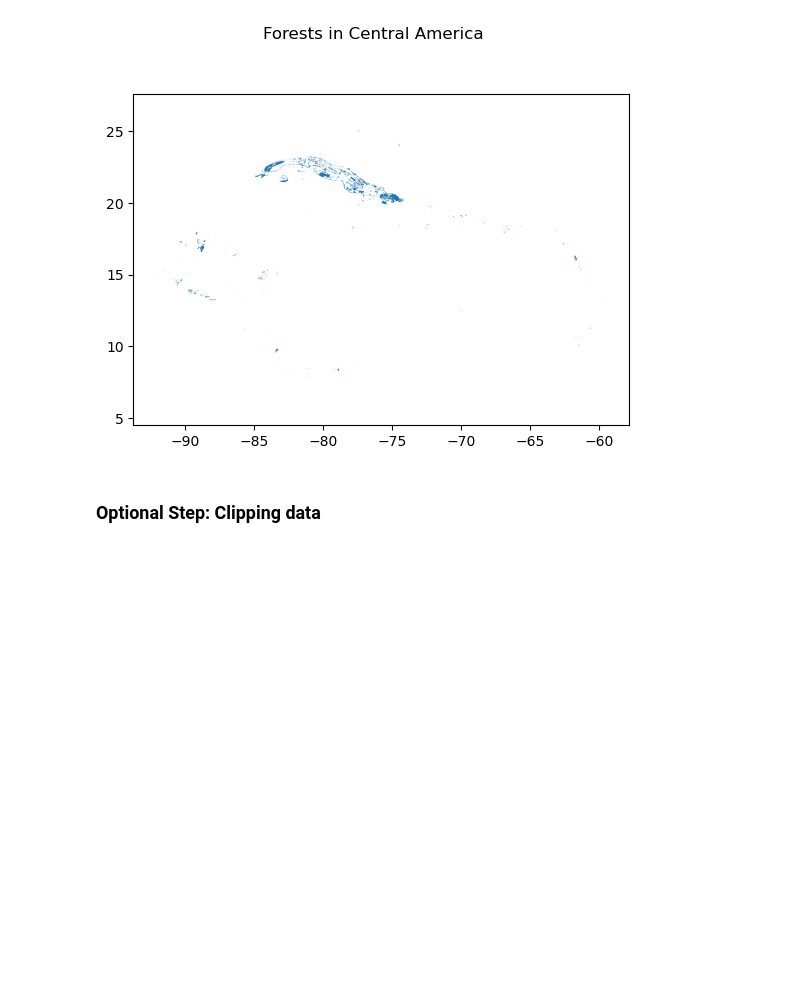
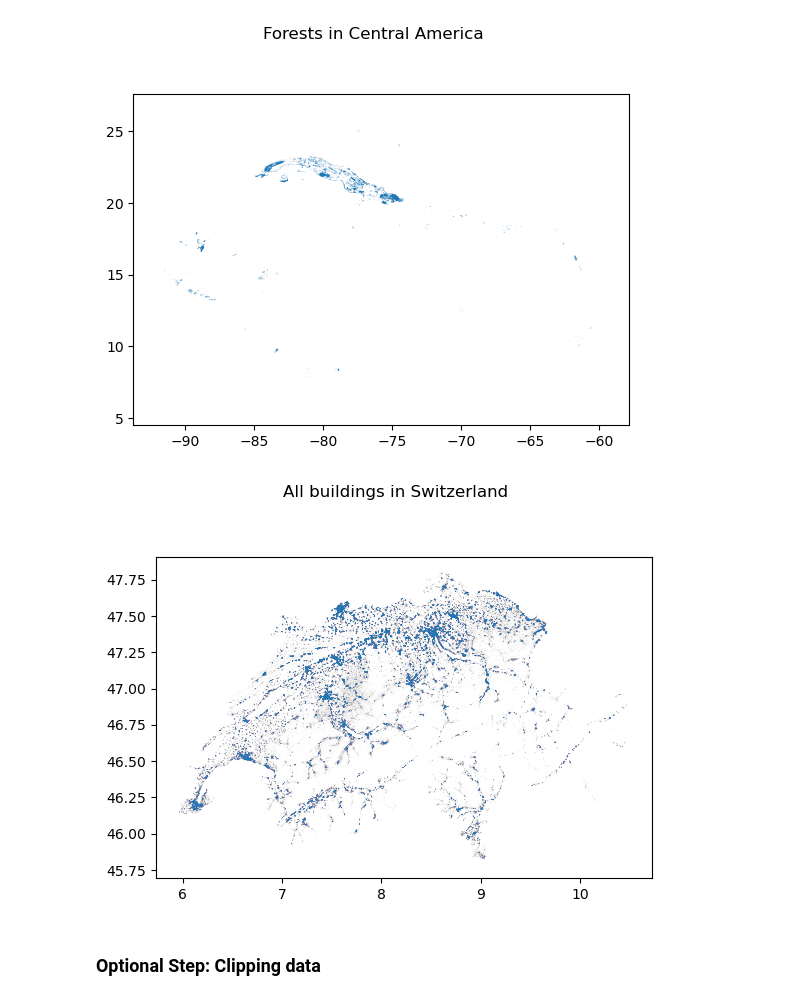
Before and after one commit to osm-flex/osm-flex, a Jupyter notebook: doc/0_basic_usage.ipynb, the cells around one changed output. Drawn from its saved outputs; the diff is of its cells as text; code cells hidden in the pictures; blank space fills up the shorter version.

Commit message:
add extraction example wo constraints

```diff
--- a/doc/0_basic_usage.ipynb
+++ b/doc/0_basic_usage.ipynb
@@ -72,6 +81,17 @@ fig.suptitle('Forests in Central America')
 plt.show()
 # %% [output]
 [figure]
+# %%
+# Example using only a key (i.e., parse all items which have a non-null entry for the first key)
+gdf_che_bldgs = ex.extract(path_che_dump,'multipolygons',
+                          ['building', 'name'])
+# %%
+fig, ax = plt.subplots()
+gdf_che_bldgs.plot(ax=ax)
+fig.suptitle('All buildings in Switzerland')
+plt.show()
+# %% [output]
+[figure, added]
 # %% [markdown]
 ### Optional Step: Clipping data
 # %% [markdown]
```
Also changed, not shown: parts of 6 cells of this notebook.
